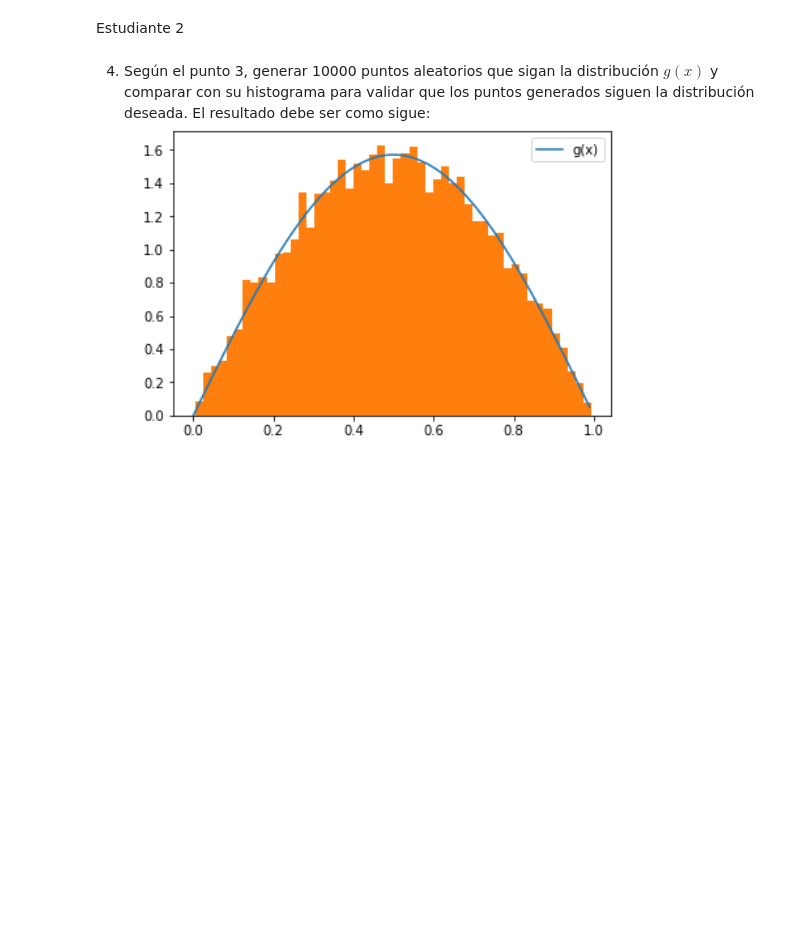
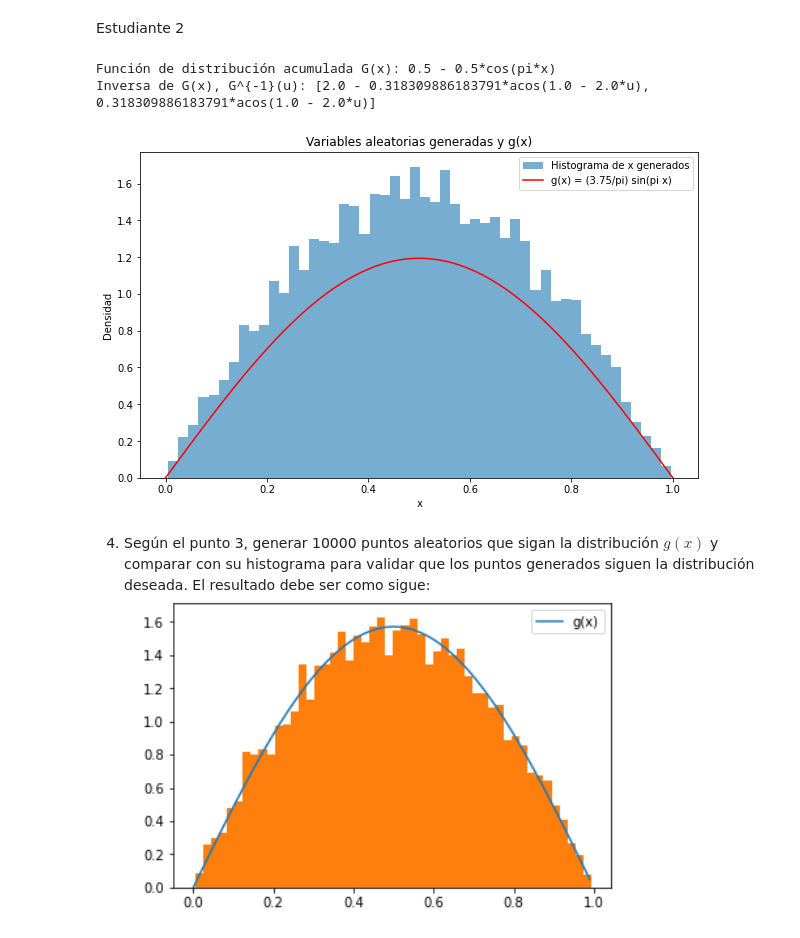
Before and after one commit to hectorfalomir/ProyectoConjunto_HJFalomir_AMartinez, a Jupyter notebook: Tarea5.ipynb, the cells around one changed output. Cells and saved outputs as stored; diff of their text form; code cells hidden in the pictures; blank space fills up the shorter version.

```diff
--- a/Tarea5.ipynb
+++ b/Tarea5.ipynb
@@ -111,5 +162,58 @@ donde \( u \) es un número aleatorio uniformemente distribuido entre 0 y 1. Est
 # %% [markdown]
 Estudiante 2
+# %%
+# Calcular la función de distribución acumulada G(x) integrando g(x) desde 0 hasta x
+G_sym = integrate(g_sym, (x_sym, 0, x_sym))
+
+# Simplificar G(x)
+G_simplified = G_sym.simplify()
+
+# Mostrar G(x) simplificada
+print(f"Función de distribución acumulada G(x): {G_simplified}")
+
+from sympy import solve, cos, Eq
+
+# Definir u como una variable simbólica para representar una variable aleatoria uniforme
+u = symbols('u')
+
+# Resolver G(x) = u para x, obteniendo la función inversa G^{-1}(u)
+x_inverse_solution = solve(Eq(G_simplified, u), x_sym)
+
+# Mostrar la solución inversa
+print(f"Inversa de G(x), G^{{-1}}(u): {x_inverse_solution}")
+
+# Generar variables aleatorias u uniformemente distribuidas entre 0 y 1
+np.random.seed(0)  # Para reproducibilidad
+u_random = np.random.uniform(0, 1, 10000)
+
+# Utilizar la función inversa G^{-1}(u) para generar variables aleatorias x que sigan la distribución g(x)
+x_random = 1 / np.pi * np.arccos(1 - 2 * u_random)
+
+import numpy as np
+import matplotlib.pyplot as plt
+
+# Generar variables aleatorias u uniformemente distribuidas entre 0 y 1
+np.random.seed(0)  # Para reproducibilidad
+u_random = np.random.uniform(0, 1, 10000)
+
+# Utilizar la función inversa G^{-1}(u) para generar variables aleatorias x que sigan la distribución g(x)
+x_random = 1 / np.pi * np.arccos(1 - 2 * u_random)
+
+# Graficar el histograma de los puntos generados y la función de densidad g(x) para comparar
+plt.figure(figsize=(10, 6))
+plt.hist(x_random, bins=50, density=True, alpha=0.6, label='Histograma de x generados')
+x_vals = np.linspace(0, 1, 1000)
+g_vals = (3.75/np.pi) * np.sin(np.pi * x_vals)
+plt.plot(x_vals, g_vals, 'r-', label='g(x) = (3.75/pi) sin(pi x)')
+plt.title('Variables aleatorias generadas y g(x)')
+plt.xlabel('x')
+plt.ylabel('Densidad')
+plt.legend()
+plt.show()
+# %% [output]
+Función de distribución acumulada G(x): 0.5 - 0.5*cos(pi*x)
+Inversa de G(x), G^{-1}(u): [2.0 - 0.318309886183791*acos(1.0 - 2.0*u), 0.318309886183791*acos(1.0 - 2.0*u)]
+[figure, added]
 # %% [markdown]
 4. Según el punto 3, generar 10000 puntos aleatorios que sigan la distribución $g(x)$ y comparar con su histograma para validar que los puntos generados siguen la distribución deseada. El resultado debe ser como sigue:
 ![image.png](attachment:image.png)
```
Also changed, not shown: parts of 10 cells of this notebook.
